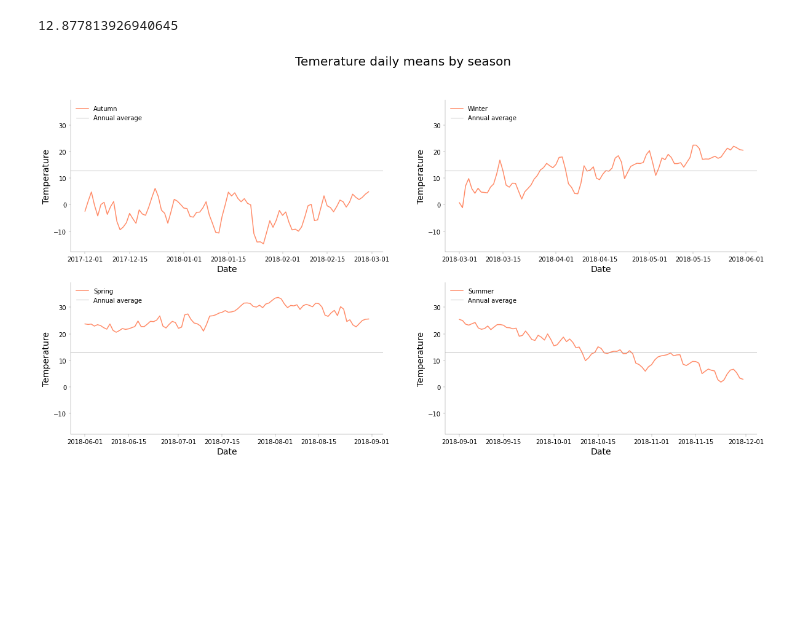
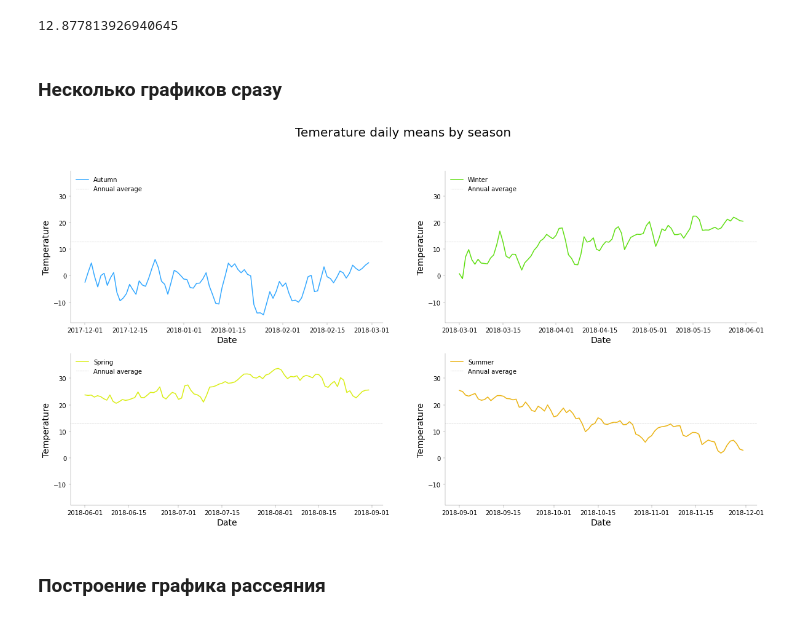
Before and after one commit to koryagin2006/HSE_Statistics_for_data_analysis, a Jupyter notebook: 01_12_Viz.ipynb, the cells around one changed output. Cells and saved outputs as stored; diff of their text form; code cells hidden in the pictures; blank space fills up the shorter version.

```diff
--- a/01_12_Viz.ipynb
+++ b/01_12_Viz.ipynb
@@ -70,38 +78,44 @@ Name: Temperature, dtype: float64
 bikes['Temperature'].mean()
 # %% [output]
 12.877813926940645
+# %% [markdown]
+### Несколько графиков сразу
 # %%
 daily_temp = bikes.groupby(by=['Seasons', 'Date'])['Temperature'].mean()
 
 fig, ax = plt.subplots(nrows=2, ncols=2, figsize=(20,10))
 
 # Строим 4 графика на разных осях
-ax[0][0].plot(daily_temp.loc['Winter'], c='#ff8c69')
-ax[0][1].plot(daily_temp.loc['Spring'], c='#ff8c69')
-ax[1][0].plot(daily_temp.loc['Summer'], c='#ff8c69')
-ax[1][1].plot(daily_temp.loc['Autumn'], c='#ff8c69')
+ax[0][0].plot(daily_temp.loc['Winter'], c='#33A8FF')
+ax[0][1].plot(daily_temp.loc['Spring'], c='#61DF14')
+ax[1][0].plot(daily_temp.loc['Summer'], c='#DAEE16')
+ax[1][1].plot(daily_temp.loc['Autumn'], c='#EBB312')
 
 # Перебираем параметры для осей. ravel() - разворачивает массив в одномерный
 for axis, season in zip(ax.ravel(), ['Autumn', 'Winter', 'Spring', 'Summer']):
     axis.set_xlabel('Date', fontsize=14)  # подпись оси OX
     axis.set_ylabel('Temperature', fontsize=14)  # подпись оси OY
 
     axis.spines['right'].set_visible(False)  # настройка видимости границы прямоугольника графика
     axis.spines['top'].set_visible(False)  # настройка видимости границы прямоугольника графика
     axis.spines['left'].set_linewidth(0.2)  # настройка видимости границы прямоугольника графика
     axis.spines['bottom'].set_linewidth(0.2)  # настройка видимости границы прямоугольника графика
 
     axis.xaxis.set_tick_params(width=0.2)
     axis.yaxis.set_tick_params(width=0.2)
 
     axis.set_ylim(bottom=bikes['Temperature'].min(), top=bikes['Temperature'].max())  # задаем границы осей
-    axis.axhline(y=bikes['Temperature'].mean(), c='grey', lw=0.5)  # добавим горизонтальную линию - среднегодовую температуру, lw - ширина линии
+    axis.axhline(y=bikes['Temperature'].mean(), c='grey', lw=0.5, ls=':')  # добавим горизонтальную линию - среднегодовую температуру, lw - ширина линии
 
     axis.legend([season, 'Annual average'], frameon=False, loc=2)  # настройка легенды, loc - положение (номер угла)
 
-fig.suptitle('Temerature daily means by season', fontsize=20)  # подпись
-fig.savefig('./uploads/temps.pdf')
-fig.savefig('./uploads/temps.png', dpi=100)
+fig.suptitle('Temerature daily means by season', fontsize=20)  # подпись общая
+
+# Сохранение графиков в файл
+fig.savefig('./uploads/temps.pdf')  # векторный
+fig.savefig('./uploads/temps.png', dpi=100)  # растровый
 # %% [output]
-[figure, old version]
+[figure, new version]
+# %% [markdown]
+### Построение графика рассеяния
 # %%
```
Also changed, not shown: parts of 9 cells of this notebook.
